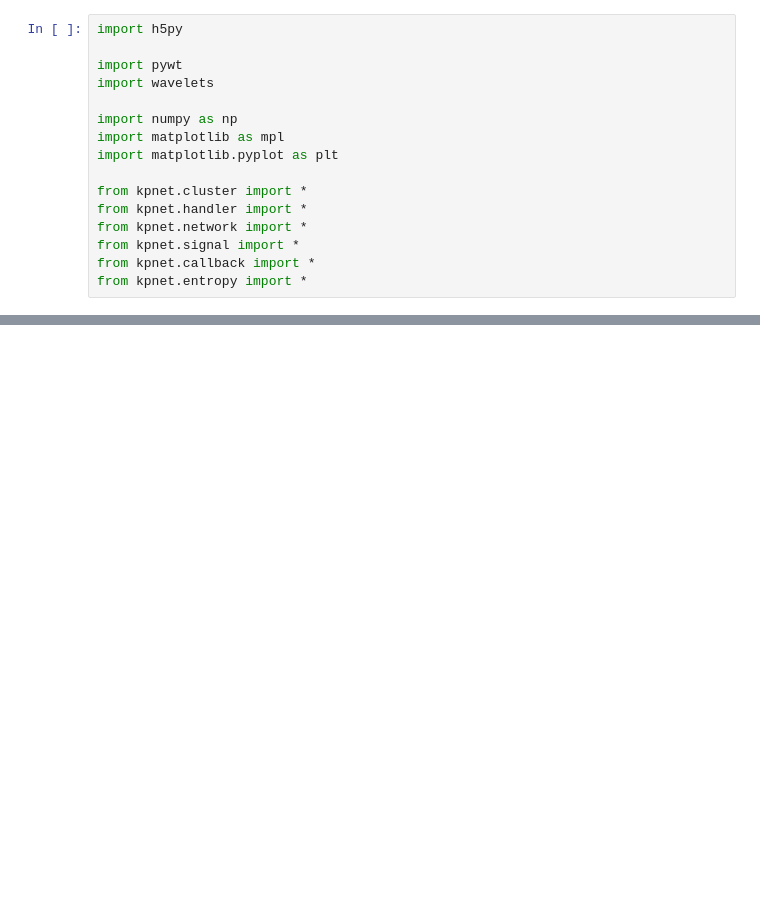
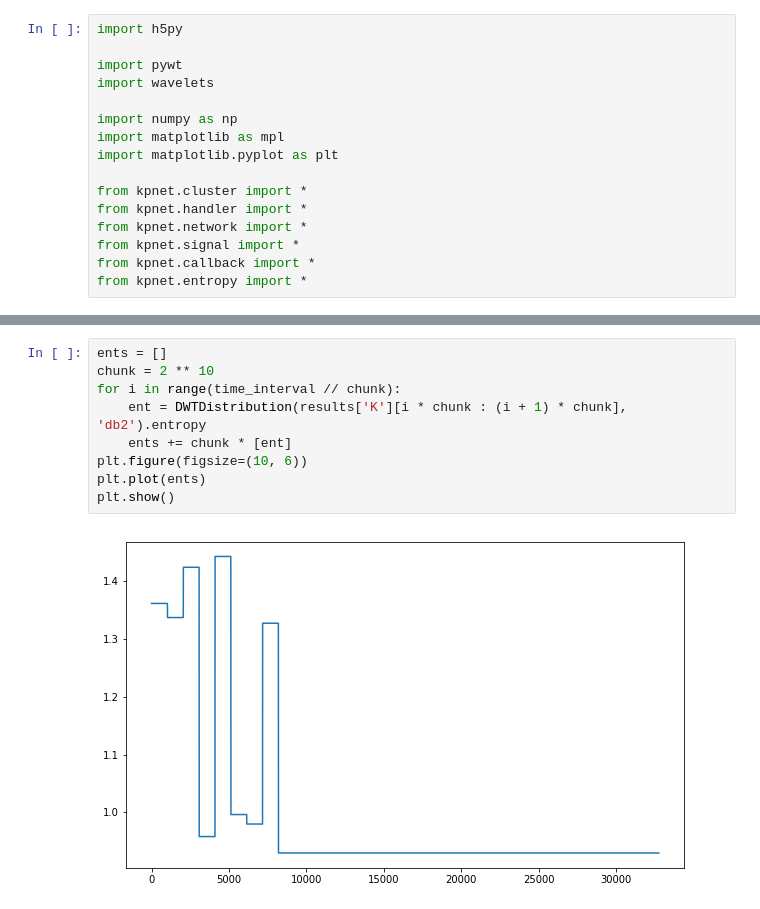
Before and after one commit to dkaravaev/neurodyn, a Jupyter notebook: PlotRegime.ipynb, the cells around one changed output, grey strips where cells are left out. Drawn from its saved outputs; the diff is of its cells as text; blank space fills up the shorter version.

```diff
--- a/PlotRegime.ipynb
+++ b/PlotRegime.ipynb
@@ -39,0 +51,11 @@ plt.show()
+# %%
+ents = []
+chunk = 2 ** 10
+for i in range(time_interval // chunk):
+    ent = DWTDistribution(results['K'][i * chunk : (i + 1) * chunk], 'db2').entropy
+    ents += chunk * [ent]
+plt.figure(figsize=(10, 6))
+plt.plot(ents)
+plt.show()
+# %% [output]
+[figure, added]
```
Also changed, not shown: parts of 7 cells of this notebook, 1 other file.
